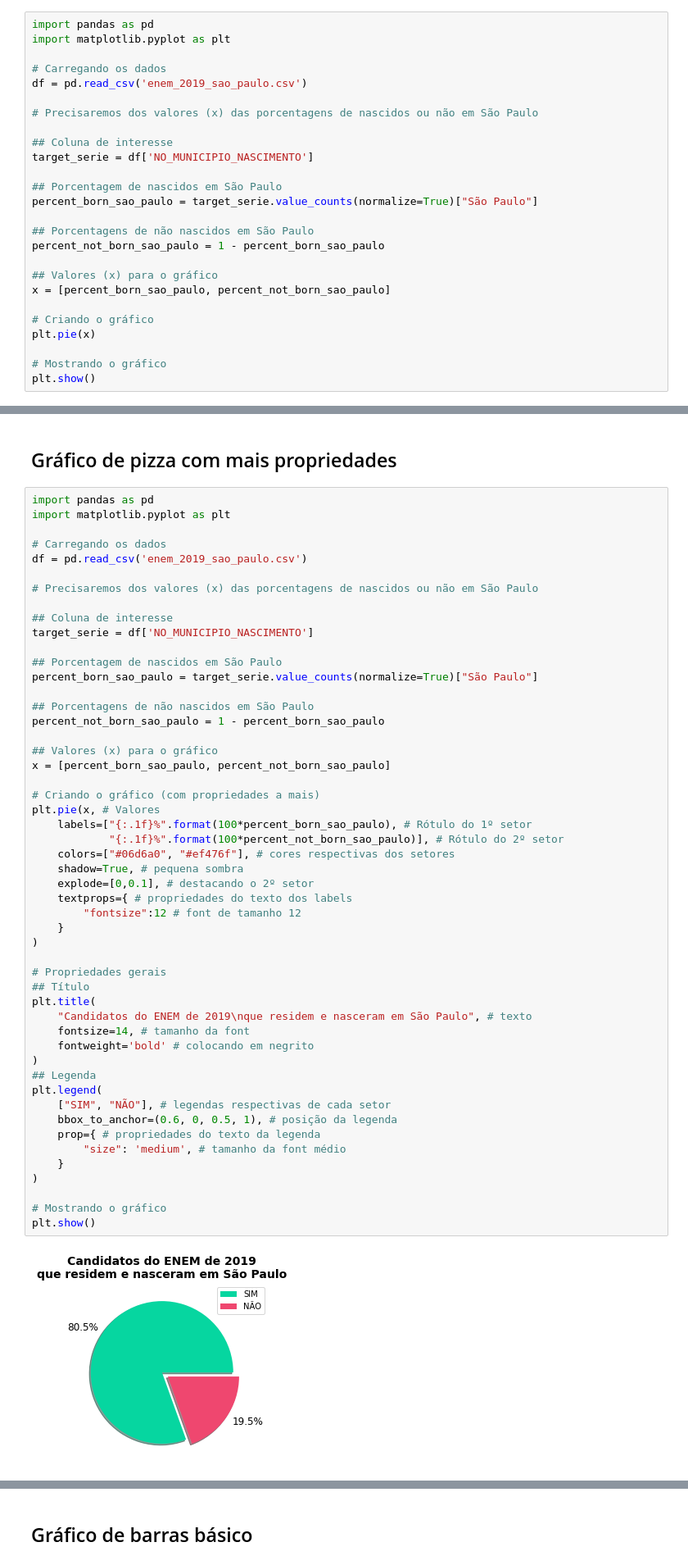
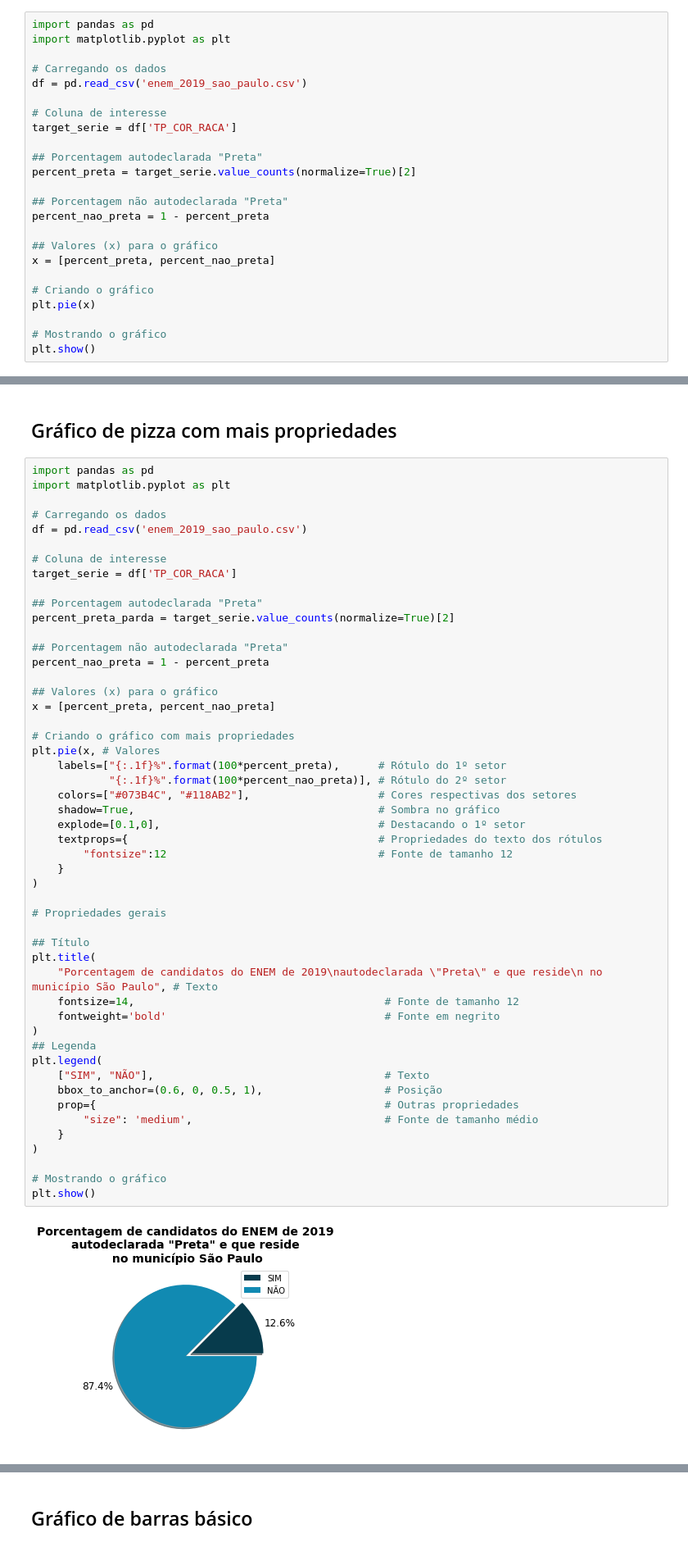
Before and after one commit to leandrocl2005/enen-eda-with-python, a Jupyter notebook: eda-parte-01-matplotlib.ipynb, the cells around one changed output, grey strips where cells are left out. Shown: that part at 82% size. Cells and saved outputs as stored; diff of their text form.

Commit message:
change to TP_COR_RACA

```diff
--- a/eda-parte-01-matplotlib.ipynb
+++ b/eda-parte-01-matplotlib.ipynb
@@ -33,19 +33,17 @@ import matplotlib.pyplot as plt
 # Carregando os dados
 df = pd.read_csv('enem_2019_sao_paulo.csv')
 
-# Precisaremos dos valores (x) das porcentagens de nascidos ou não em São Paulo
+# Coluna de interesse
+target_serie = df['TP_COR_RACA']
 
-## Coluna de interesse
-target_serie = df['NO_MUNICIPIO_NASCIMENTO']
+## Porcentagem autodeclarada "Preta"
+percent_preta = target_serie.value_counts(normalize=True)[2]
 
-## Porcentagem de nascidos em São Paulo
-percent_born_sao_paulo = target_serie.value_counts(normalize=True)["São Paulo"]
-
-## Porcentagens de não nascidos em São Paulo
-percent_not_born_sao_paulo = 1 - percent_born_sao_paulo
+## Porcentagem não autodeclarada "Preta"
+percent_nao_preta = 1 - percent_preta
 
 ## Valores (x) para o gráfico
-x = [percent_born_sao_paulo, percent_not_born_sao_paulo]
+x = [percent_preta, percent_nao_preta]
 
 # Criando o gráfico
 plt.pie(x)
@@ -59,56 +57,55 @@ plt.show()
 # %%
 import pandas as pd
 import matplotlib.pyplot as plt
 
 # Carregando os dados
 df = pd.read_csv('enem_2019_sao_paulo.csv')
 
-# Precisaremos dos valores (x) das porcentagens de nascidos ou não em São Paulo
+# Coluna de interesse
+target_serie = df['TP_COR_RACA']
 
-## Coluna de interesse
-target_serie = df['NO_MUNICIPIO_NASCIMENTO']
+## Porcentagem autodeclarada "Preta"
+percent_preta_parda = target_serie.value_counts(normalize=True)[2]
 
-## Porcentagem de nascidos em São Paulo
-percent_born_sao_paulo = target_serie.value_counts(normalize=True)["São Paulo"]
-
-## Porcentagens de não nascidos em São Paulo
-percent_not_born_sao_paulo = 1 - percent_born_sao_paulo
+## Porcentagem não autodeclarada "Preta"
+percent_nao_preta = 1 - percent_preta
 
 ## Valores (x) para o gráfico
-x = [percent_born_sao_paulo, percent_not_born_sao_paulo]
+x = [percent_preta, percent_nao_preta]
 
-# Criando o gráfico (com propriedades a mais)
+# Criando o gráfico com mais propriedades
 plt.pie(x, # Valores
-    labels=["{:.1f}%".format(100*percent_born_sao_paulo), # Rótulo do 1º setor
-            "{:.1f}%".format(100*percent_not_born_sao_paulo)], # Rótulo do 2º setor
-    colors=["#06d6a0", "#ef476f"], # cores respectivas dos setores
-    shadow=True, # pequena sombra
-    explode=[0,0.1], # destacando o 2º setor
-    textprops={ # propriedades do texto dos labels
-        "fontsize":12 # font de tamanho 12
+    labels=["{:.1f}%".format(100*percent_preta),      # Rótulo do 1º setor
+            "{:.1f}%".format(100*percent_nao_preta)], # Rótulo do 2º setor
+    colors=["#073B4C", "#118AB2"],                    # Cores respectivas dos setores
+    shadow=True,                                      # Sombra no gráfico
+    explode=[0.1,0],                                  # Destacando o 1º setor
+    textprops={                                       # Propriedades do texto dos rótulos
+        "fontsize":12                                 # Fonte de tamanho 12
     }
 )
 
 # Propriedades gerais
+
 ## Título
 plt.title(
-    "Candidatos do ENEM de 2019\nque residem e nasceram em São Paulo", # texto
-    fontsize=14, # tamanho da font
-    fontweight='bold' # colocando em negrito
+    "Porcentagem de candidatos do ENEM de 2019\nautodeclarada \"Preta\" e que reside\n no município São Paulo", # Texto
+    fontsize=14,                                       # Fonte de tamanho 12
+    fontweight='bold'                                  # Fonte em negrito
 )
 ## Legenda
 plt.legend(
-    ["SIM", "NÃO"], # legendas respectivas de cada setor
-    bbox_to_anchor=(0.6, 0, 0.5, 1), # posição da legenda
-    prop={ # propriedades do texto da legenda
-        "size": 'medium', # tamanho da font médio
+    ["SIM", "NÃO"],                                    # Texto
+    bbox_to_anchor=(0.6, 0, 0.5, 1),                   # Posição
+    prop={                                             # Outras propriedades
+        "size": 'medium',                              # Fonte de tamanho médio
     }
 )
 
 # Mostrando o gráfico
 plt.show()
 # %% [output]
-[figure, old version]
+[figure, new version]
 # %% [markdown]
 <b>Possível conclusão:</b>
 
```
Also changed, not shown: parts of 4 cells of this notebook, 2 other files.
